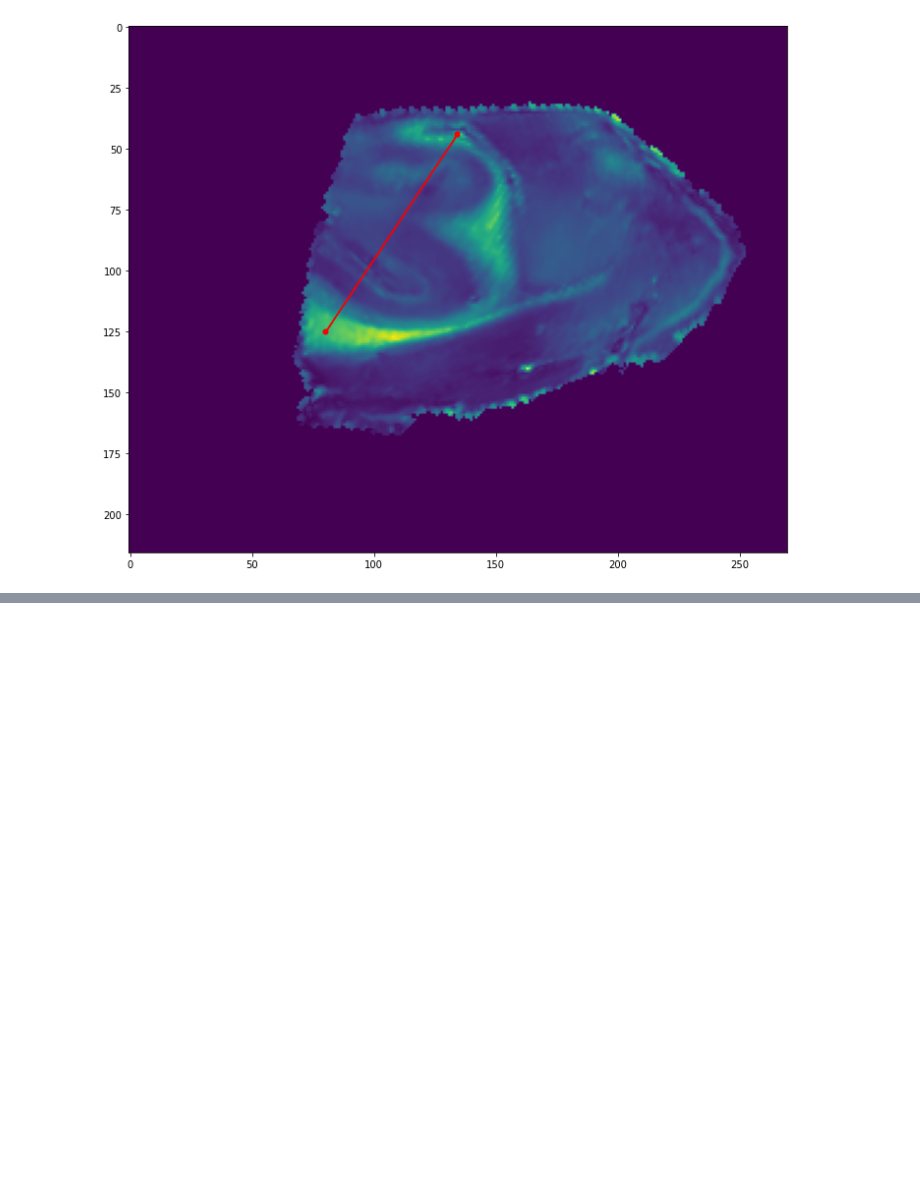
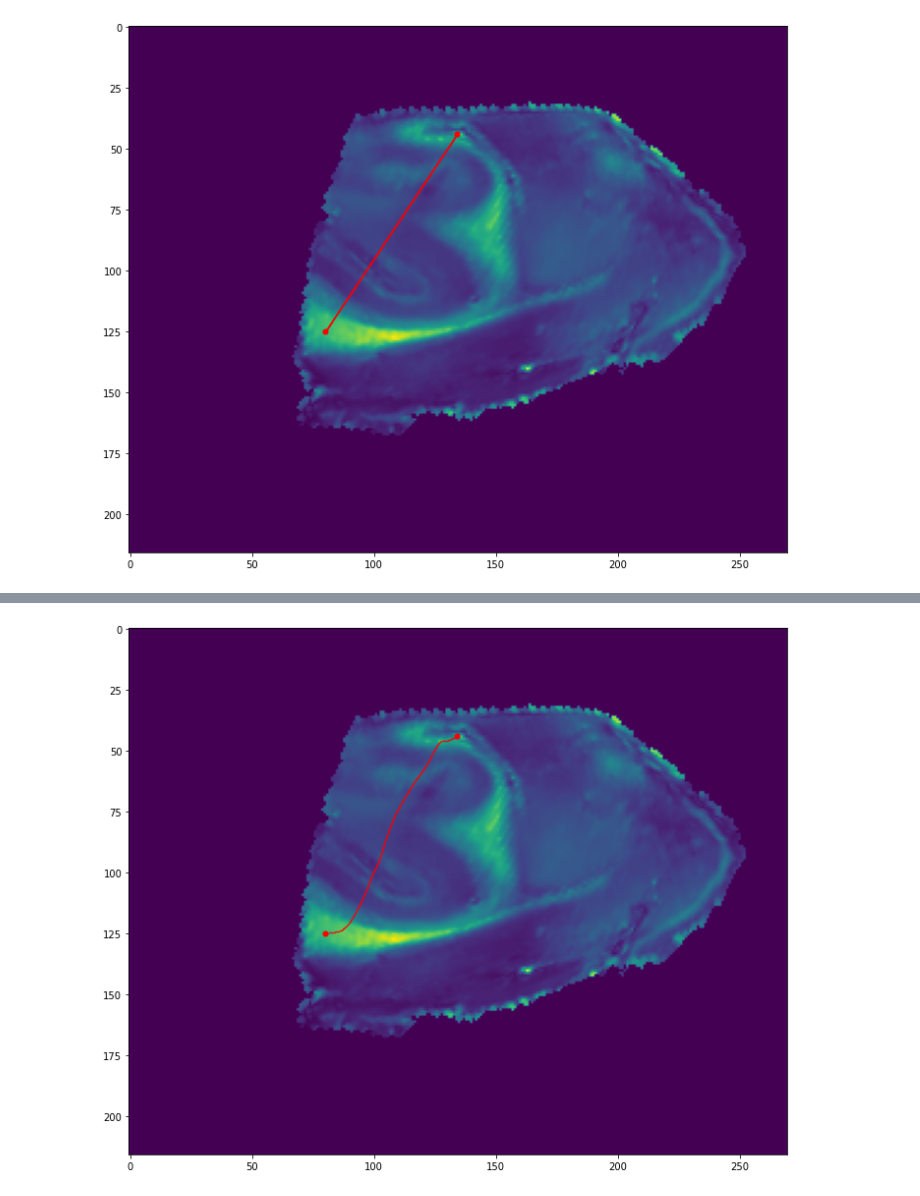
Before and after one commit to BrysonGray/fibermetric, a Jupyter notebook: path_optimization_FA.ipynb, the cells around one changed output, grey strips where cells are left out. Saved outputs shown, nothing was run; the diff lists cells and outputs as text; code cells hidden in the pictures; blank space fills up the shorter version.

```diff
--- a/path_optimization_FA.ipynb
+++ b/path_optimization_FA.ipynb
@@ -78,0 +194,9 @@ None
+# %%
+fig = plt.figure(figsize=(12,12))
+im = plt.imshow(I)
+plt.scatter(x=(80,134),y=(125,44), c='r', s=25)
+plt.scatter(x=q[1].detach(),y=q[0].detach(), c='r',s=0.1)
+# plt.plot(q[1].detach(),q[0].detach(), c='r')
+plt.show()
+# %% [output]
+[figure, added]
```
Also changed, not shown: parts of 29 cells of this notebook, 2 other files.
